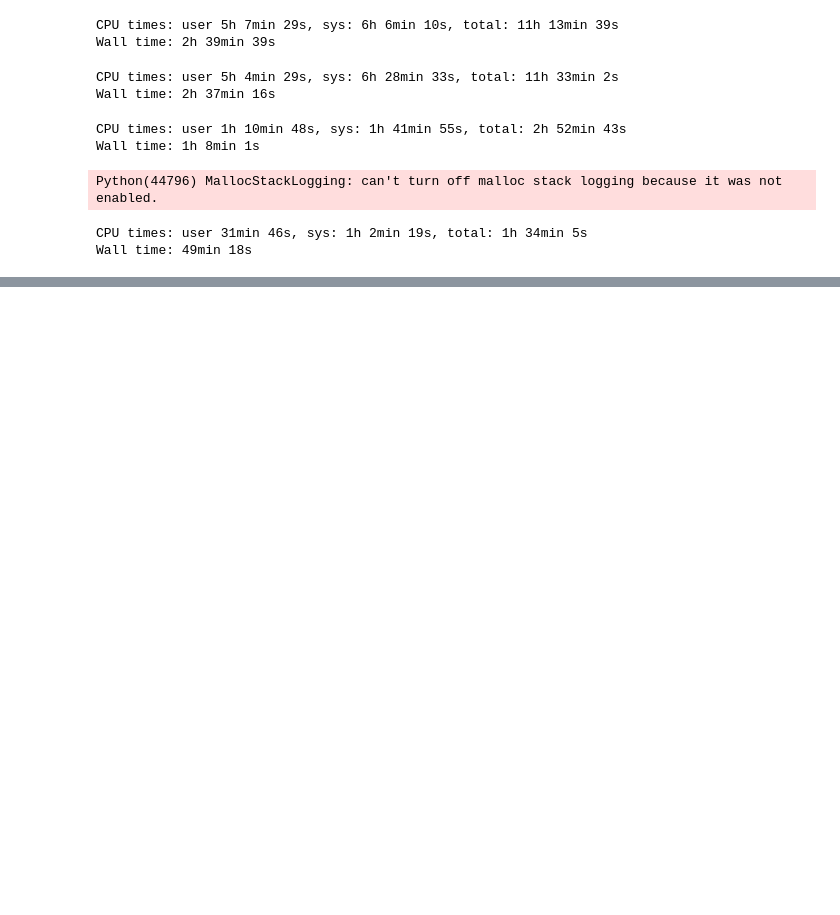
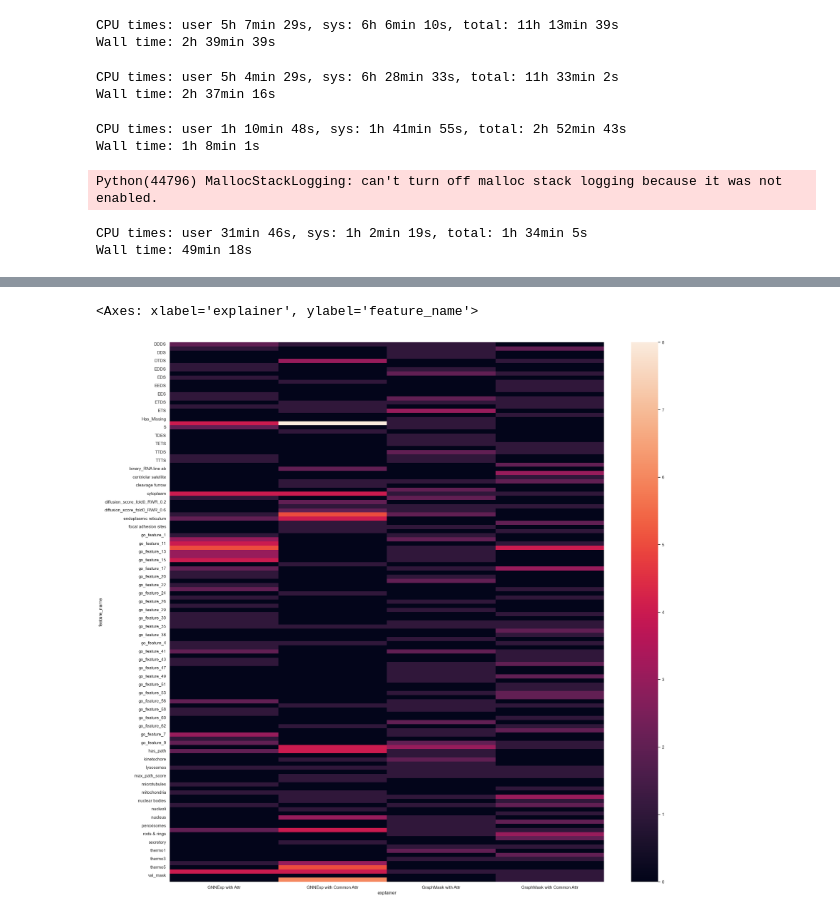
Before and after one commit to alyssaanastasi/srebp2-explanations, a Jupyter notebook: initial-experiment/init_exp.ipynb, the cells around one changed output, grey strips where cells are left out. Saved outputs shown, nothing was run; the diff lists cells and outputs as text; code cells hidden in the pictures; blank space fills up the shorter version.

```diff
--- a/initial-experiment/init_exp.ipynb
+++ b/initial-experiment/init_exp.ipynb
@@ -389,0 +452,15 @@ top_features.head(10)
+# %%
+import seaborn as sns
+
+tf = top_features.groupby(['explainer', 'feature_name']).agg('count').reset_index()
+
+tf = tf.set_index('feature_name')
+tf = tf.sort_values('score', ascending=False)
+tf = pd.pivot_table(tf, values='score', index='feature_name',
+                       columns=['explainer'], aggfunc="sum")
+tf = tf.fillna(0)
+plt.subplots(figsize=(25,25))
+sns.heatmap(tf)
+# %% [output]
+<Axes: xlabel='explainer', ylabel='feature_name'>
+[figure, added]
```
Also changed, not shown: parts of 21 cells of this notebook.
